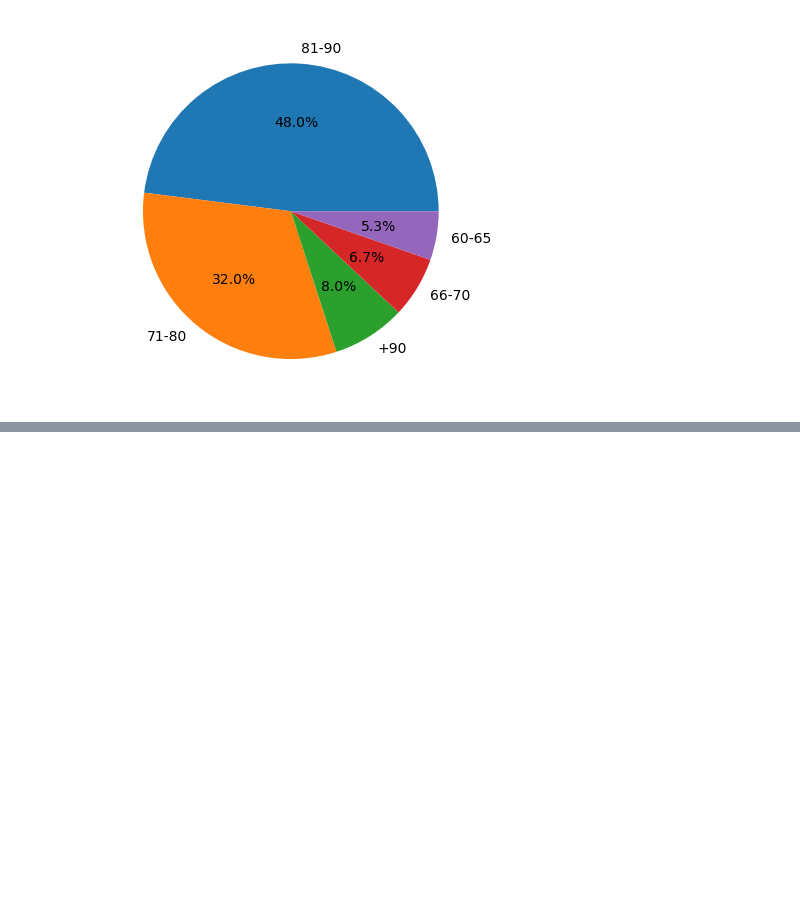
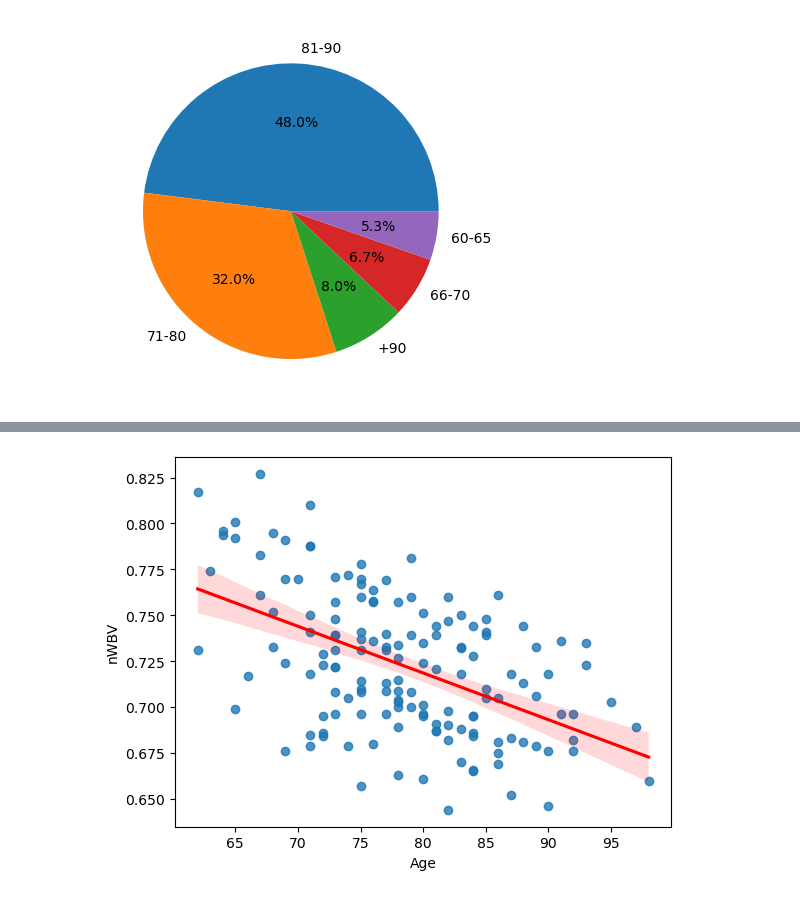
Before and after one commit to Kartmaan/alzheimer, a Jupyter notebook: alz_long.ipynb, the cells around one changed output, grey strips where cells are left out. Saved outputs shown, nothing was run; the diff lists cells and outputs as text; code cells hidden in the pictures; blank space fills up the shorter version.

```diff
--- a/alz_long.ipynb
+++ b/alz_long.ipynb
@@ -126,0 +282,7 @@ plt.show()
+# %%
+sns.regplot(x='age', y='nWBV', data=data_u, line_kws={'color' : 'red'})
+plt.xlabel("Age")
+plt.ylabel("nWBV")
+plt.show()
+# %% [output]
+[figure, added]
```
Also changed, not shown: parts of 39 cells of this notebook.
